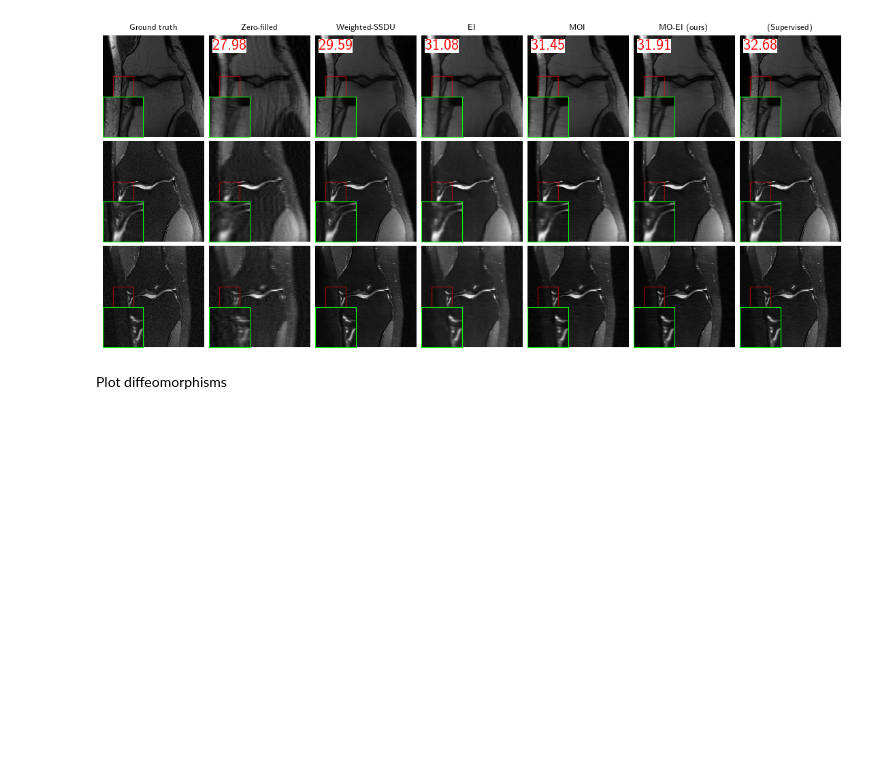
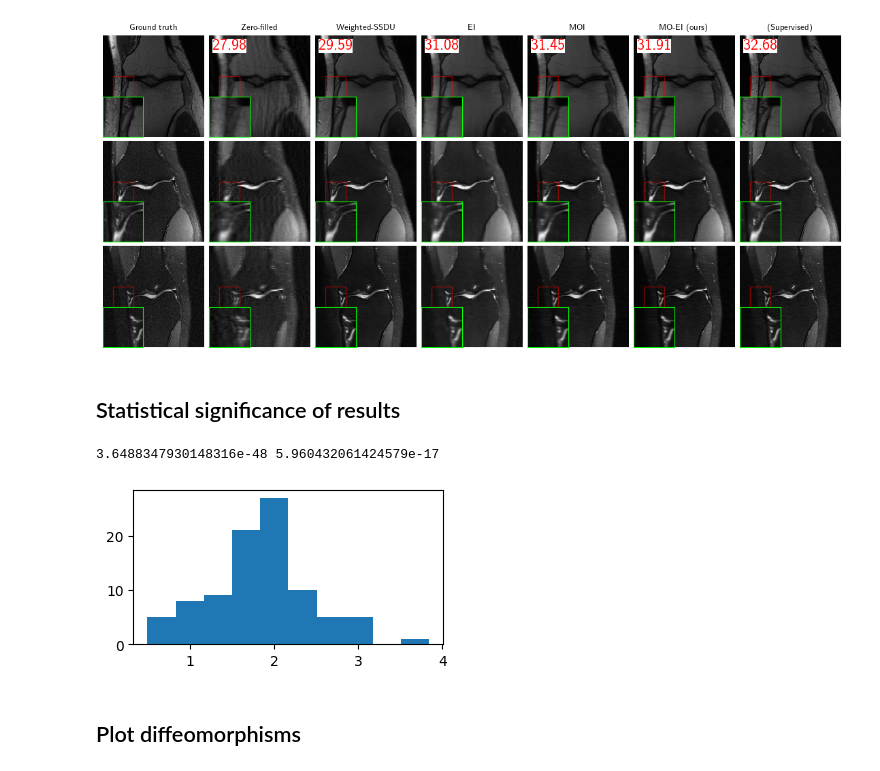
Before and after one commit to Andrewwango/deepinv-selfsup-fastmri, a Jupyter notebook: paper_results.ipynb, the cells around one changed output. Saved outputs shown, nothing was run; the diff lists cells and outputs as text; code cells hidden in the pictures; blank space fills up the shorter version.

Commit message:
statistical tests

```diff
--- a/paper_results.ipynb
+++ b/paper_results.ipynb
@@ -149,8 +154,22 @@ plot_inset([preprocess_img(i)[s] for i in plot_dict.values()], titles=list(plot_
 )
 # %% [output]
 [figure]
-# %% [markdown]
-Plot diffeomorphisms
+# %% [markdown]
+## Statistical significance of results
+# %%
+a = results["MO-EI (ours)"]["PSNR_vals"]
+b = results["MOI"]["PSNR_vals"]
+print(
+    ttest_rel(a, b, alternative="greater").pvalue.tolist(),
+    wilcoxon (a, b, alternative="greater").pvalue.tolist()
+)
+plt.figure(figsize=(4, 2))
+_ = plt.hist([_a - _b for (_a, _b) in zip(a, b)])
+# %% [output]
+3.6488347930148316e-48 5.960432061424579e-17
+[figure, added]
+# %% [markdown]
+## Plot diffeomorphisms
 # %%
 import deepinv as dinv
 brain_dataset = dinv.datasets.SimpleFastMRISliceDataset("data", "brain", download=True)
```
Also changed, not shown: parts of 4 cells of this notebook.
